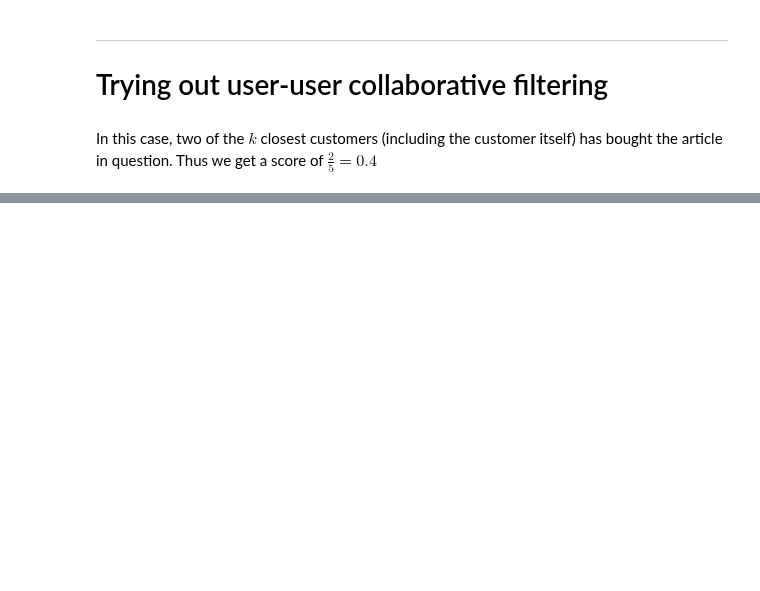
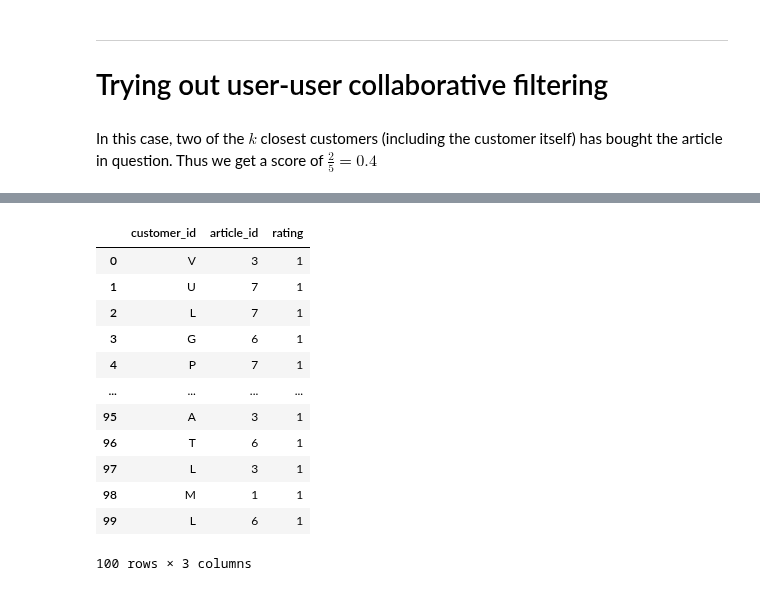
Before and after one commit to frederni/TMA4500-IndMat, a Jupyter notebook: predict_collab_filtering.ipynb, the cells around one changed output, grey strips where cells are left out. Drawn from its saved outputs; the diff is of its cells as text; code cells hidden in the pictures; blank space fills up the shorter version.

```diff
--- a/predict_collab_filtering.ipynb
+++ b/predict_collab_filtering.ipynb
@@ -142,0 +194,25 @@ In this case, two of the $k$ closest customers (including the customer itself) h
+# %%
+import numpy as np
+samples = 100
+ratings_test = pd.DataFrame(
+    {
+        "customer_id": [chr(x) for x in np.random.randint(65,90,samples)],
+        "article_id": [num for num in np.random.randint(1,10,samples)]
+    }
+)
+ratings_test["rating"] = 1
+ratings_test
+# %% [output]
+|  | customer_id | article_id | rating |
+| 0 | V | 3 | 1 |
+| 1 | U | 7 | 1 |
+| 2 | L | 7 | 1 |
+| 3 | G | 6 | 1 |
+| 4 | P | 7 | 1 |
+| ... | ... | ... | ... |
+| 95 | A | 3 | 1 |
+| 96 | T | 6 | 1 |
+| 97 | L | 3 | 1 |
+| 98 | M | 1 | 1 |
+| 99 | L | 6 | 1 |
+100 rows × 3 columns
```
Also changed, not shown: parts of 5 cells of this notebook.
